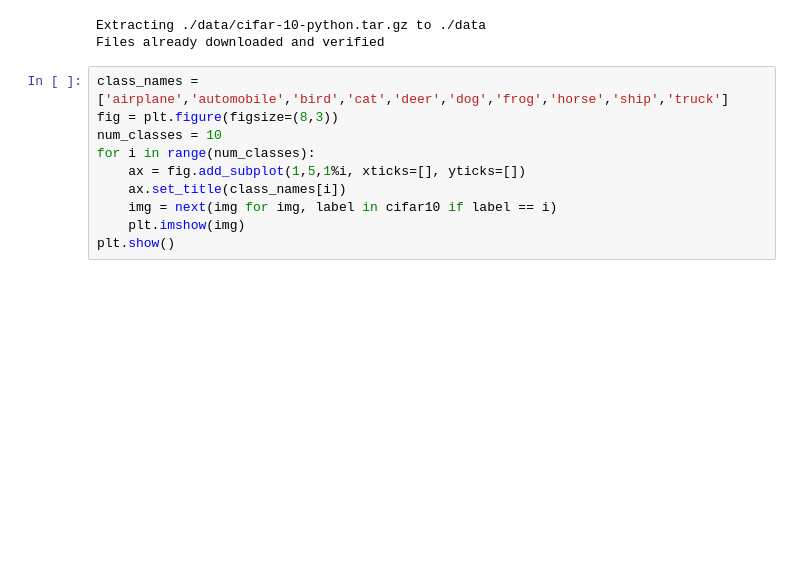
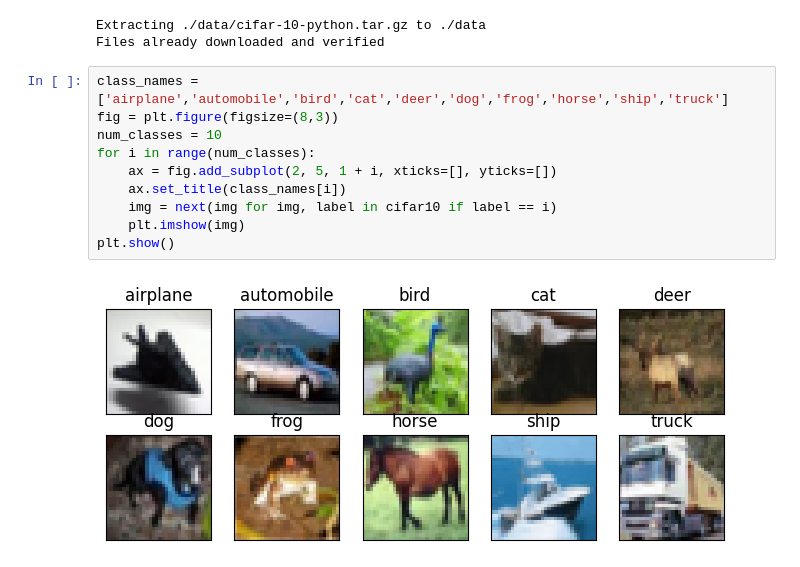
Before and after one commit to sathyanarays/hacks, a Jupyter notebook: pytorch/isip/chapter7/1_datasets.ipynb, the cells around one changed output. Cells and saved outputs as stored; diff of their text form; blank space fills up the shorter version.

```diff
--- a/pytorch/isip/chapter7/1_datasets.ipynb
+++ b/pytorch/isip/chapter7/1_datasets.ipynb
@@ -18,10 +18,12 @@ Files already downloaded and verified
 # %%
 class_names = ['airplane','automobile','bird','cat','deer','dog','frog','horse','ship','truck']
 fig = plt.figure(figsize=(8,3))
 num_classes = 10
 for i in range(num_classes):
-    ax = fig.add_subplot(1,5,1%i, xticks=[], yticks=[])
+    ax = fig.add_subplot(2, 5, 1 + i, xticks=[], yticks=[])
     ax.set_title(class_names[i])
     img = next(img for img, label in cifar10 if label == i)
     plt.imshow(img)
 plt.show()
+# %% [output]
+[figure, added]
```
Also changed, not shown: 1 other file.
